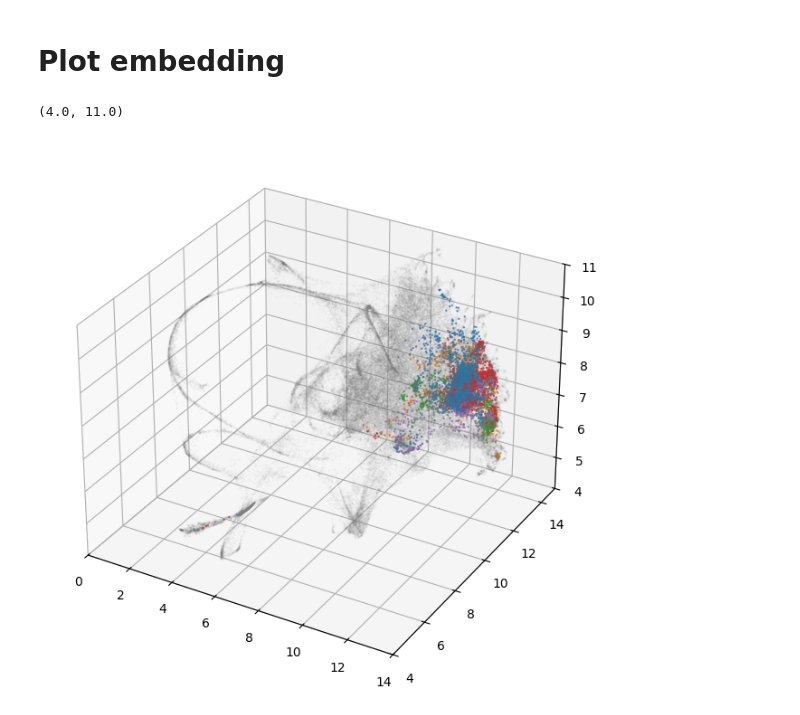
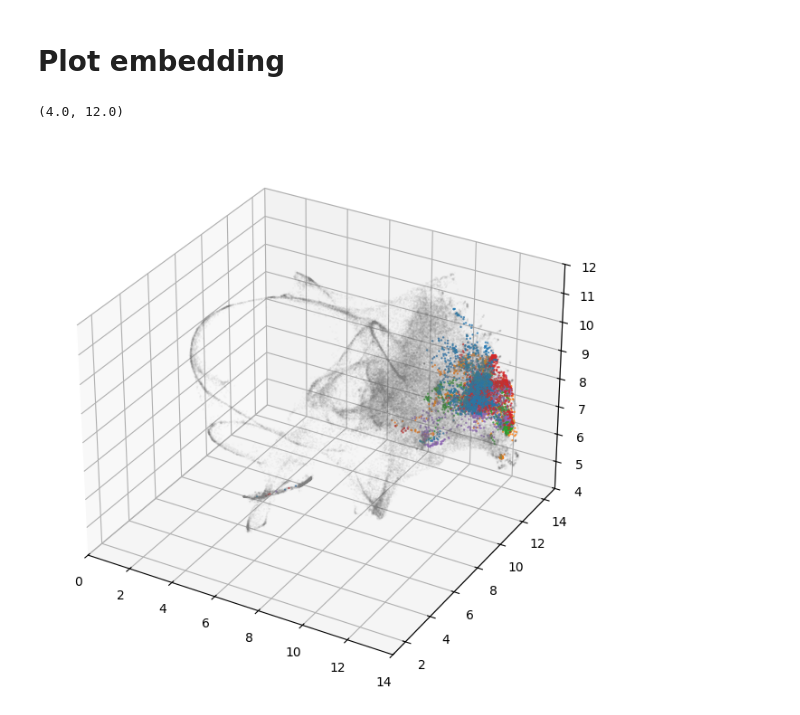
Before and after one commit to BSCCNS/Applio_LS, a Jupyter notebook: develop_nb/MariaUMAP_surr_3D.ipynb, the cells around one changed output. Cells and saved outputs as stored; diff of their text form; code cells hidden in the pictures.

```diff
--- a/develop_nb/MariaUMAP_surr_3D.ipynb
+++ b/develop_nb/MariaUMAP_surr_3D.ipynb
@@ -19,6 +20,7 @@ def make_df_from_feature_files(folder,
                                name = 'feats_',
                                sample = False,
                                sample_frac = 1.0,
+                               cut_feat = False,
                                start = 50,
                                end = 50):
 
@@ -31,7 +33,8 @@ def make_df_from_feature_files(folder,
         # df['filename'] = f.split(name)[1][:-10]
         # df['filepart'] = f[-9:-4]
         # df['fileindex'] = f.split("_")[-2]
-        df = df[start:-end] # removing 50 rows to account to applio's padding
+        if cut_feat:
+            df = df[start:-end] # removing 50 rows to account to applio's padding
         dfs.append(df)
 
     df_full = pd.concat(dfs).reset_index(drop=True)
@@ -82,6 +86,7 @@ embs = []
 for v in vowels:
     df_feats = make_df_from_feature_files(f'{folder_vowels}/{v}',
                                                     sample = False,
+                                                    cut_feat = True,
                                                     start = 50,
                                                     end = -100)
     emb = reducer_3d.transform(df_feats.values)
@@ -103,26 +108,30 @@ dfembed3 = make_plot_data_3d(embedding_3d)
 # %%
 fig = plt.figure(figsize=(6,6))
 ax = Axes3D(fig, auto_add_to_figure=False)
 fig.add_axes(ax)
 
 sc = ax.scatter(dfembed3['x'],
                 dfembed3['y'],
                 dfembed3['z'],
                 s=0.05,
                 alpha=0.075,
                 color = 'grey')
 
 for emb in embs:
     df_emb = make_plot_data_3d(emb)
     sc = ax.scatter(df_emb['x'],
                     df_emb['y'],
                     df_emb['z'],
                     s=0.5,
                     alpha=0.7)
 
 ax.set_xlim([0,14])
-ax.set_ylim([4,15])
-ax.set_zlim([4,11])
+ax.set_ylim([1,15])
+ax.set_zlim([4,12])
+
+# ax.set_xlim([-1,15])
+# ax.set_ylim([-1,15])
+# ax.set_zlim([-5,5])
 # %% [output]
-(4.0, 11.0)
+(4.0, 12.0)
-[figure, old version]
+[figure, new version]
```
Also changed, not shown: parts of 5 cells of this notebook, 1 other file.
